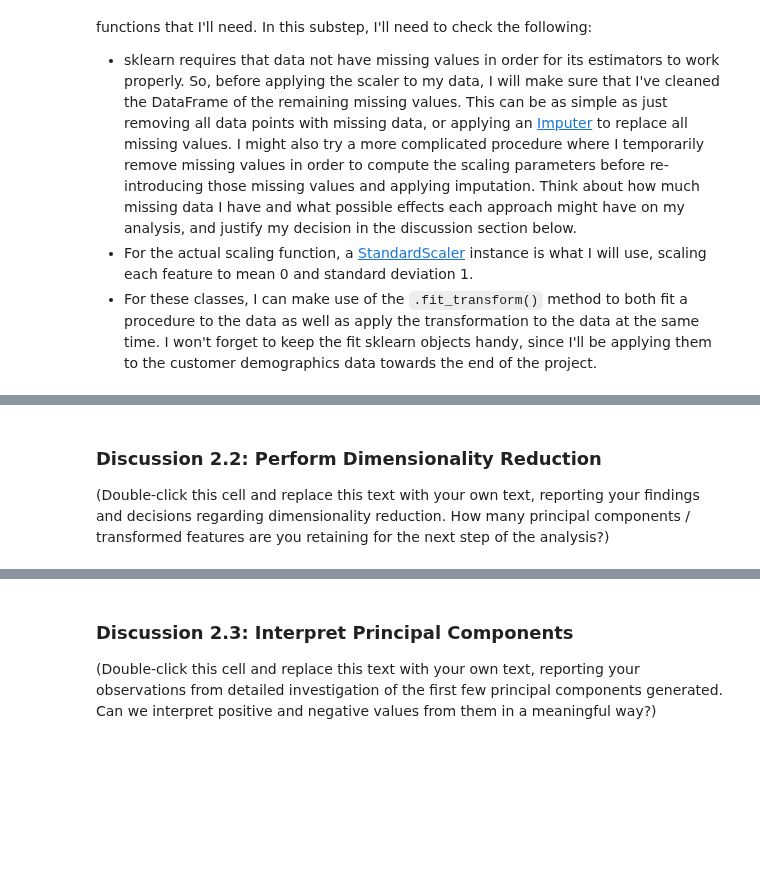
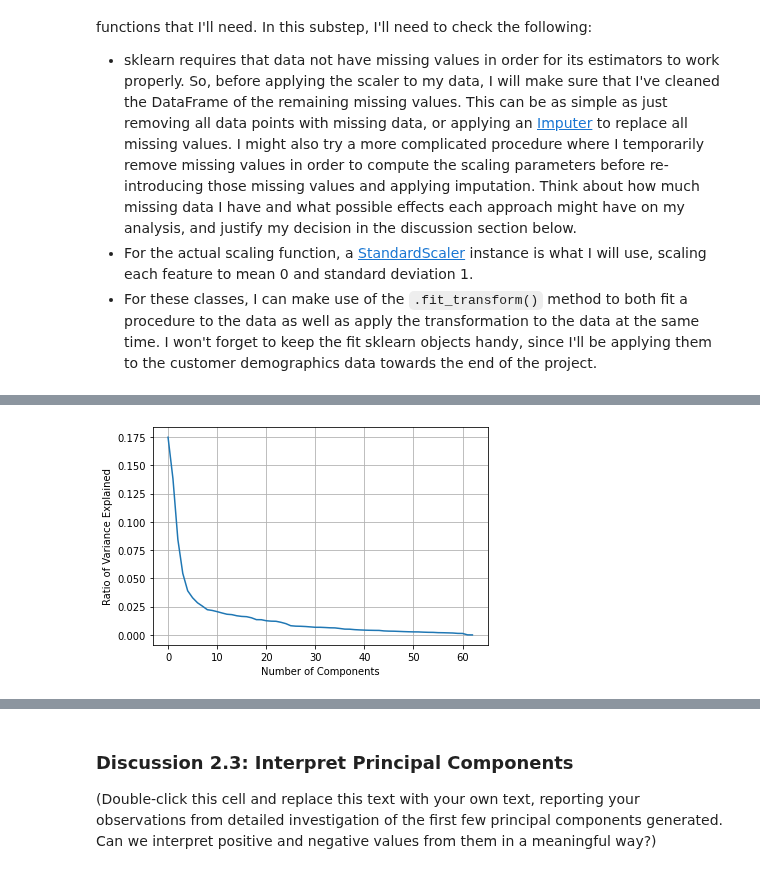
Before and after one commit to paulgureghian/Python_Notebooks, a Jupyter notebook: Create_Cust_Segments/Identify_Cust_Segments/identify_cust_segments.ipynb, the cells around one changed output, grey strips where cells are left out. Drawn from its saved outputs; the diff is of its cells as text; code cells hidden in the pictures; blank space fills up the shorter version.

```diff
--- a/Create_Cust_Segments/Identify_Cust_Segments/identify_cust_segments.ipynb
+++ b/Create_Cust_Segments/Identify_Cust_Segments/identify_cust_segments.ipynb
@@ -941,0 +927,13 @@ TypeError: ignored
+# %%
+# Clean the dataframe of all NaN values with imputation transformer.
+from sklearn.impute import SimpleImputer
+imp_mean = SimpleImputer(missing_values=np.nan, strategy='mean')
+
+print("NaN values before imputing:  {}".format(azdias.isnull().sum().sum()))
+
+azdias_imputed = pd.DataFrame(imp_mean.fit_transform(azdias))
+azdias_imputed.columns = azdias.columns
+azdias_imputed.index = azdias.index
+azdias = azdias_imputed
+
+print("NaN values after imputing: {}".format(azdias.isnull().sum().sum()))
@@ -941,0 +943,9 @@ TypeError: ignored
+# %%
+# Feature scale the demographics dataframe.
+from sklearn.preprocessing import StandardScaler
+scaler = StandardScaler()
+
+azdias_scaled = pd.DataFrame(scaler.fit_transform(azdias))
+azdias_scaled.columns = azdias.columns
+azdias_scaled.index = azdias.index
+azdias = azdias_scaled
@@ -951,0 +983,9 @@ On your scaled data, you are now ready to apply dimensionality reduction techniq
+# %%
+# Apply PCA techniques to the azdias dataframe.
+from sklearn.decomposition import PCA
+pca = PCA()
+
+pca.fit(azdias)
+
+print("Print the variance ratio: ", "\n" )
+pca.explained_variance_ratio_
@@ -952,2 +1032,8 @@ On your scaled data, you are now ready to apply dimensionality reduction techniq
 # %%
-# Investigate the variance accounted for by each principal component.
+# Plot the variance ratio accounted for by each principal component.
+plt.plot(pca.explained_variance_ratio_)
+plt.xlabel('Number of Components')
+plt.ylabel('Ratio of Variance Explained')
+plt.grid();
+# %% [output]
+[figure, added]
@@ -956,4 +1039,0 @@ On your scaled data, you are now ready to apply dimensionality reduction techniq
-# %% [markdown]
-### Discussion 2.2: Perform Dimensionality Reduction
-
-(Double-click this cell and replace this text with your own text, reporting your findings and decisions regarding dimensionality reduction. How many principal components / transformed features are you retaining for the next step of the analysis?)
```
Also changed, not shown: parts of 18 cells of this notebook.
